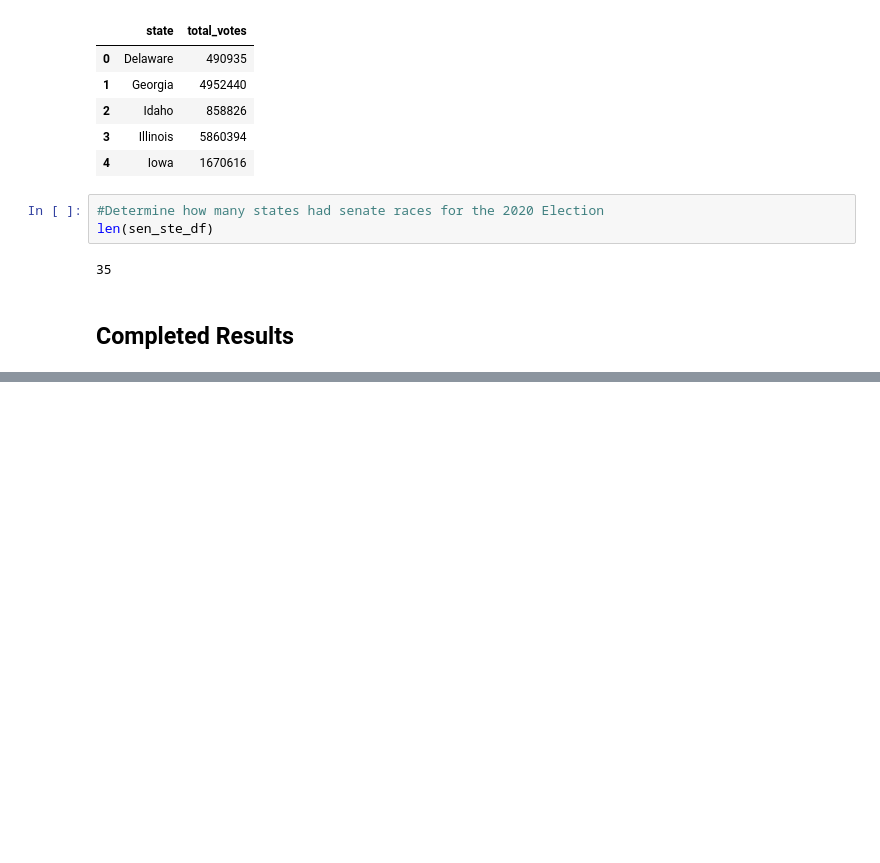
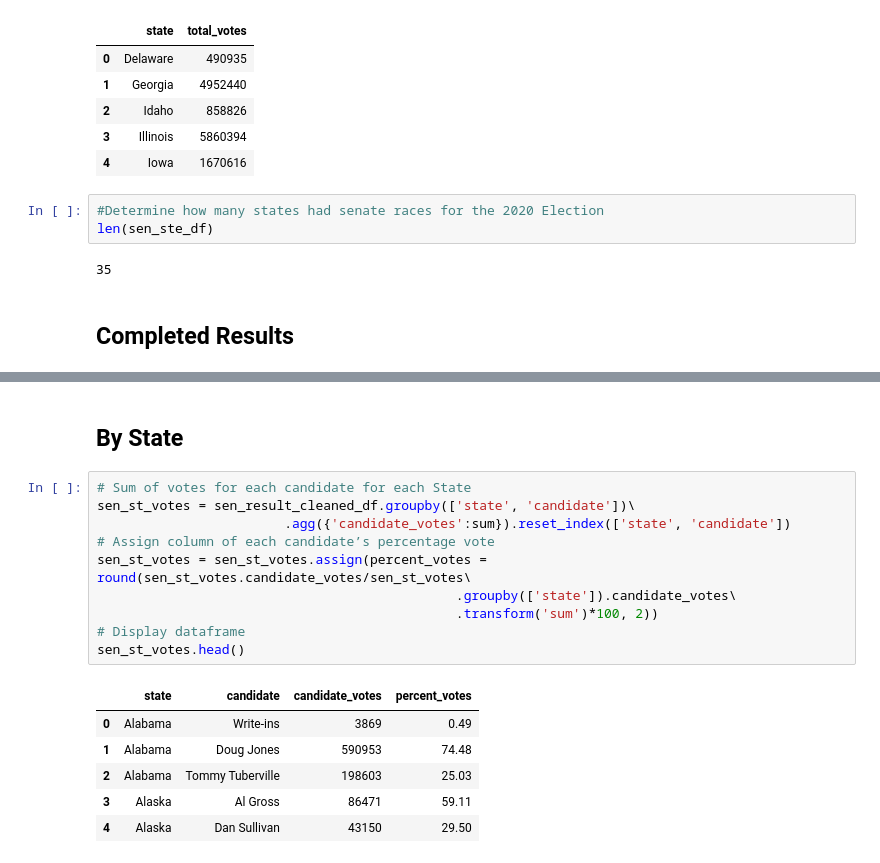
Before and after one commit to LeeProut/ETL-project, a Jupyter notebook: election2020_senate.ipynb, the cells around one changed output, grey strips where cells are left out. Cells and saved outputs as stored; diff of their text form; blank space fills up the shorter version.

```diff
--- a/election2020_senate.ipynb
+++ b/election2020_senate.ipynb
@@ -198,0 +209,19 @@ SyntaxError: invalid character in identifier (<ipython-input-28-271923501b93>, l
+# %% [markdown]
+## By State
+# %%
+# Sum of votes for each candidate for each State
+sen_st_votes = sen_result_cleaned_df.groupby(['state', 'candidate'])\
+                        .agg({'candidate_votes':sum}).reset_index(['state', 'candidate'])
+# Assign column of each candidate’s percentage vote
+sen_st_votes = sen_st_votes.assign(percent_votes = round(sen_st_votes.candidate_votes/sen_st_votes\
+                                              .groupby(['state']).candidate_votes\
+                                              .transform('sum')*100, 2))
+# Display dataframe
+sen_st_votes.head()
+# %% [output]
+|  | state | candidate | candidate_votes | percent_votes |
+| 0 | Alabama | Write-ins | 3869 | 0.49 |
+| 1 | Alabama | Doug Jones | 590953 | 74.48 |
+| 2 | Alabama | Tommy Tuberville | 198603 | 25.03 |
+| 3 | Alaska | Al Gross | 86471 | 59.11 |
+| 4 | Alaska | Dan Sullivan | 43150 | 29.50 |
```
Also changed, not shown: parts of 6 cells of this notebook.
